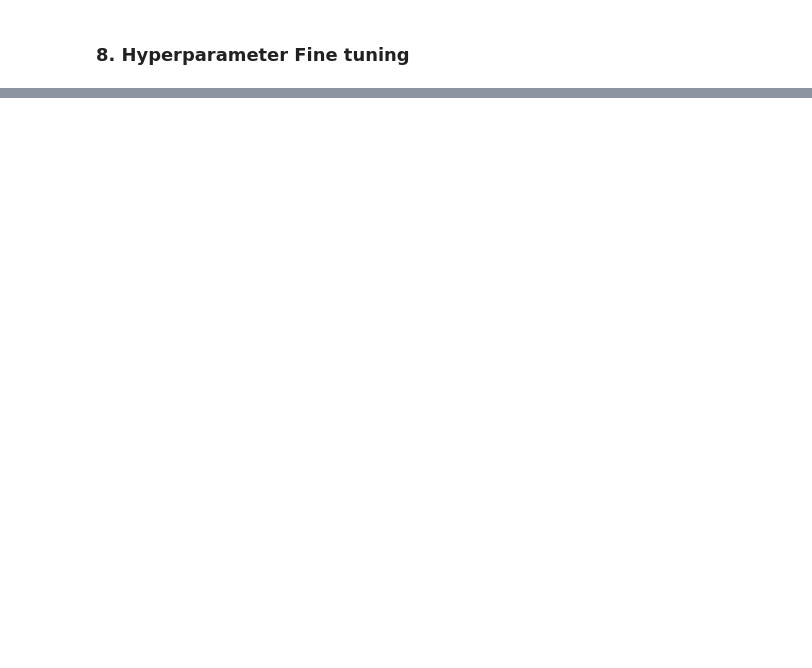
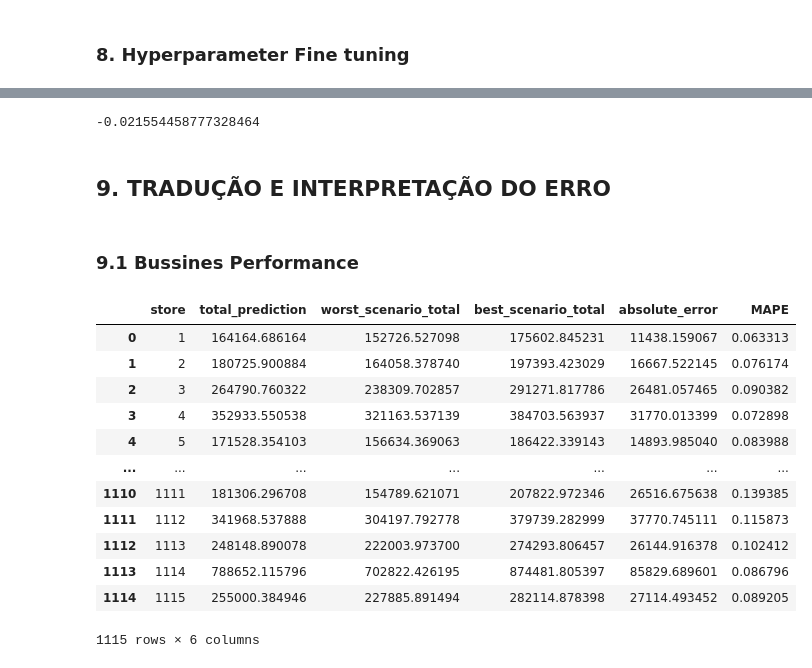
Before and after one commit to OliveiraMatheuss/Rossmann-Sales, a Jupyter notebook: p8_fineTuning.ipynb, the cells around one changed output, grey strips where cells are left out. Drawn from its saved outputs; the diff is of its cells as text; code cells hidden in the pictures; blank space fills up the shorter version.

```diff
--- a/p8_fineTuning.ipynb
+++ b/p8_fineTuning.ipynb
@@ -92,0 +121,9 @@ best_model.get_params()
+# %%
+# Verificar se o modelo esta Superestimando ou Subestimando
+
+mpe = mean_percentage_erro(np.expm1(list(y_test['sales'])), np.expm1(yhat_rf_tuned))
+mpe
+# %% [output]
+-0.021554458777328464
+# %% [markdown]
+## 9. TRADUÇÃO E INTERPRETAÇÃO DO ERRO
@@ -92,0 +137,2 @@ best_model.get_params()
+# %% [markdown]
+### 9.1 Bussines Performance
@@ -92,0 +176,16 @@ best_model.get_params()
+# %%
+df93
+# %% [output]
+|  | store | total_prediction | worst_scenario_total | best_scenario_total | absolute_error | MAPE |
+| 0 | 1 | 164164.686164 | 152726.527098 | 175602.845231 | 11438.159067 | 0.063313 |
+| 1 | 2 | 180725.900884 | 164058.378740 | 197393.423029 | 16667.522145 | 0.076174 |
+| 2 | 3 | 264790.760322 | 238309.702857 | 291271.817786 | 26481.057465 | 0.090382 |
+| 3 | 4 | 352933.550538 | 321163.537139 | 384703.563937 | 31770.013399 | 0.072898 |
+| 4 | 5 | 171528.354103 | 156634.369063 | 186422.339143 | 14893.985040 | 0.083988 |
+| ... | ... | ... | ... | ... | ... | ... |
+| 1110 | 1111 | 181306.296708 | 154789.621071 | 207822.972346 | 26516.675638 | 0.139385 |
+| 1111 | 1112 | 341968.537888 | 304197.792778 | 379739.282999 | 37770.745111 | 0.115873 |
+| 1112 | 1113 | 248148.890078 | 222003.973700 | 274293.806457 | 26144.916378 | 0.102412 |
+| 1113 | 1114 | 788652.115796 | 702822.426195 | 874481.805397 | 85829.689601 | 0.086796 |
+| 1114 | 1115 | 255000.384946 | 227885.891494 | 282114.878398 | 27114.493452 | 0.089205 |
+1115 rows × 6 columns
```
Also changed, not shown: parts of 22 cells of this notebook.
